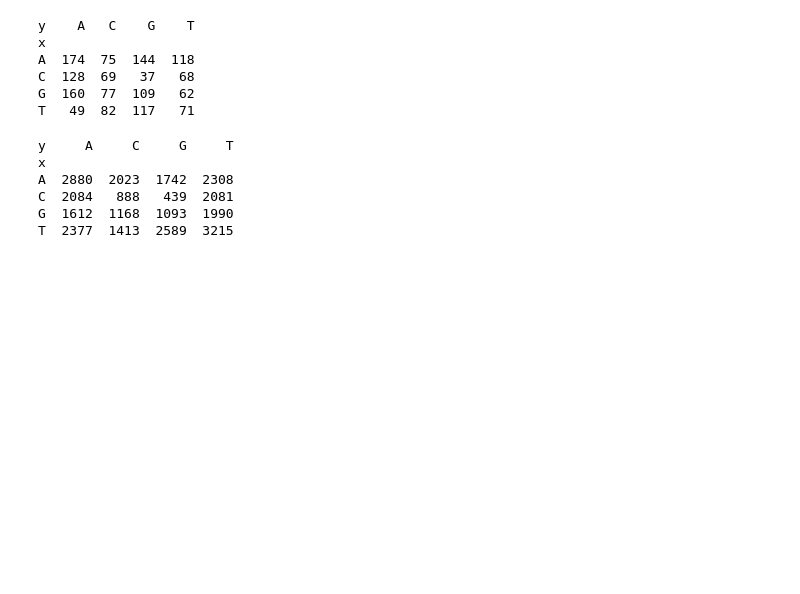
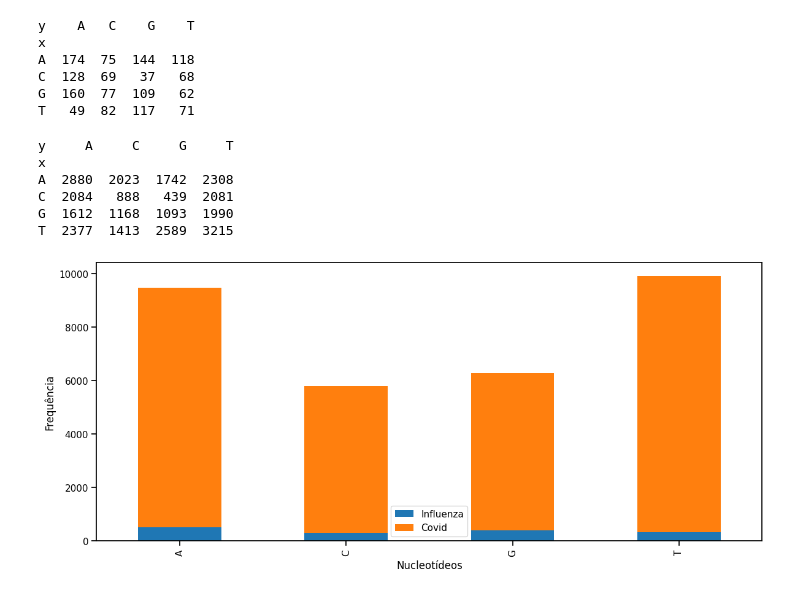
Before and after one commit to Sparkvni/Analise_Seq_Covid_vs_Influenza, a Jupyter notebook: desafio.ipynb, the cells around one changed output. Cells and saved outputs as stored; diff of their text form; code cells hidden in the pictures; blank space fills up the shorter version.

Commit message:
Mudanças nome de variáveis e graficos
Mudança do gráfico de barras para melhor visualização, e mudança no nome das variáveis

```diff
--- a/desafio.ipynb
+++ b/desafio.ipynb
@@ -21,28 +21,28 @@ covid = covid[97:]
 #print(covid)
 # %%
 influenza = influenza.replace("\n","")
-pares = []
+x = []
 for i in range(len(influenza)-1):
-  pares.append(influenza[i])
+  x.append(influenza[i])
 
-pares_1 = []
+y = []
 for i in range(len(influenza)-1):
-  pares_1.append(influenza[i+1])
+  y.append(influenza[i+1])
 
-#print((pares))
+#print((x))
 
-#print(pares_1)
+#print(y)
 # %%
 covid = covid.replace("\n","")
-covid_pares = []
+covid_x = []
 for i in range(len(covid)-1):
-  covid_pares.append(covid[i])
+  covid_x.append(covid[i])
 
-covid_pares_1 = []
+covid_y = []
 for i in range(len(covid)-1):
-  covid_pares_1.append(covid[i+1])
+  covid_y.append(covid[i+1])
 
-#print((pares))
+#print((x))
 
-#print(pares_1)
+#print(y)
 # %%
@@ -71,3 +71,23 @@ A  2880  2023  1742  2308
 C  2084   888   439  2081
 G  1612  1168  1093  1990
 T  2377  1413  2589  3215
+# %%
+df_i = pd.DataFrame({"x": x})
+df_c = pd.DataFrame({"y": covid_x})
+df_stacked = pd.concat([df_i,df_c], ignore_index=True, axis=1)
+df_stacked.columns = ["Influenza", "Covid"]
+#display(df_stacked)
+
+df2 = pd.DataFrame()
+for col in df_stacked:
+    grped = df_stacked.groupby(col).size()
+    grped = grped.rename(grped.index.name)
+    df2 = df2.merge(grped.to_frame(), how='outer', left_index=True, right_index=True)
+
+
+# plot the merged dataframe
+df2.plot.bar(stacked=True)
+plt.xlabel('Nucleotídeos'); plt.ylabel('Frequência')
+plt.show()
+# %% [output]
+[figure, added]
```
Also changed, not shown: parts of 5 cells of this notebook.
